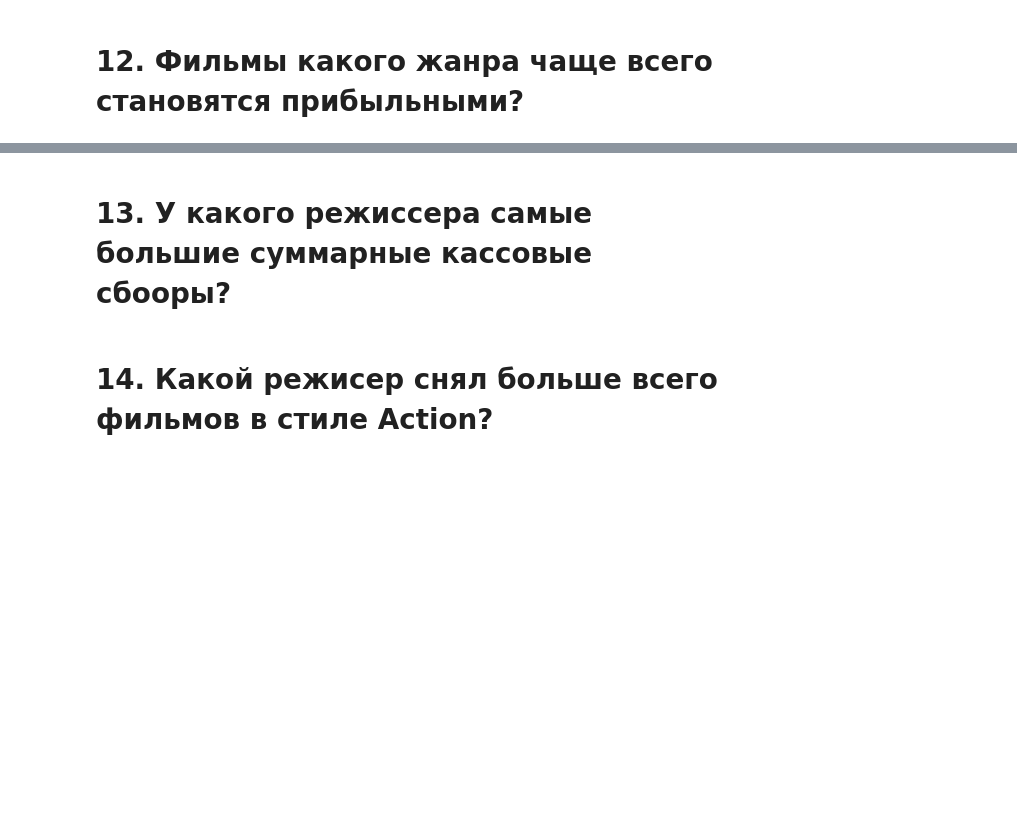
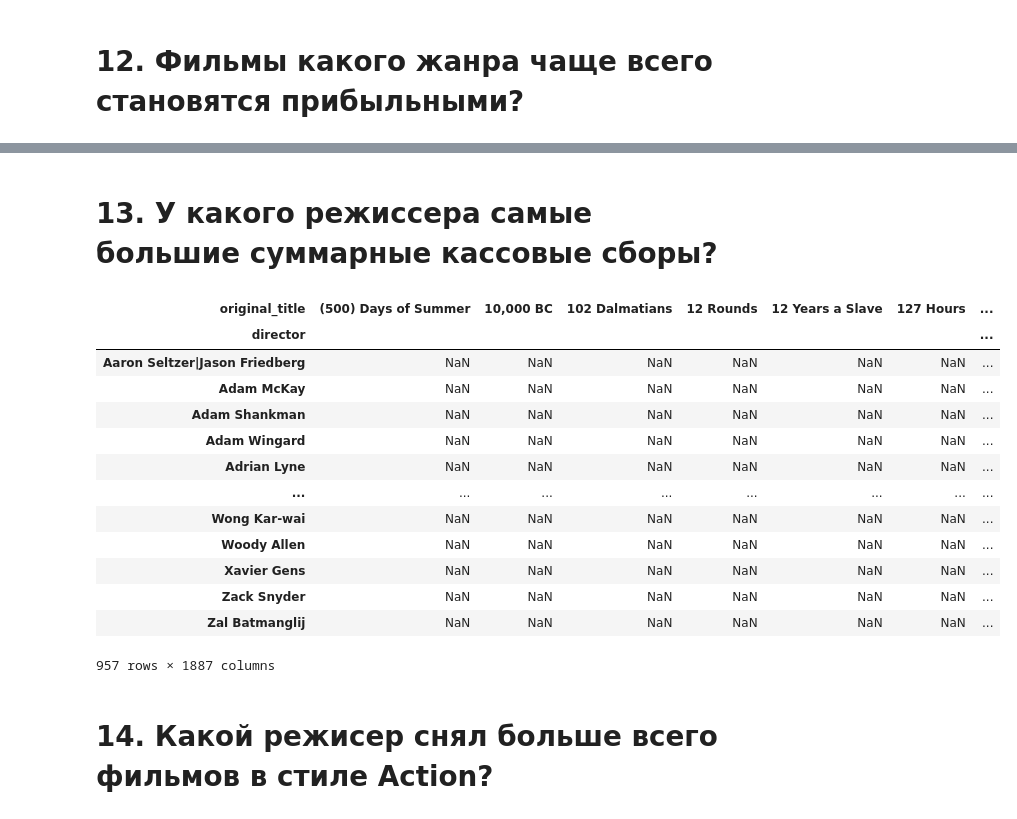
Before and after one commit to HeySlava/projects, a Jupyter notebook: module_1/Кто хочет быть миллионером.ipynb, the cells around one changed output, grey strips where cells are left out. Cells and saved outputs as stored; diff of their text form; code cells hidden in the pictures; blank space fills up the shorter version.

```diff
--- a/module_1/Кто хочет быть миллионером.ipynb
+++ b/module_1/Кто хочет быть миллионером.ipynb
@@ -192,5 +223,23 @@ answers
 # %% [markdown]
-# 13. У какого режиссера самые большие суммарные кассовые сбооры?
+# 13. У какого режиссера самые большие суммарные кассовые сборы?
+# %%
+table = pd.pivot_table(data, index = 'director', columns='original_title', values='revenue', aggfunc=sum)
+table
+# %% [output]
+| original_title | (500) Days of Summer | 10,000 BC | 102 Dalmatians | 12 Rounds | 12 Years a Slave | 127 Hours | ... |
+| director |  |  |  |  |  |  | ... |
+| Aaron Seltzer|Jason Friedberg | NaN | NaN | NaN | NaN | NaN | NaN | ... |
+| Adam McKay | NaN | NaN | NaN | NaN | NaN | NaN | ... |
+| Adam Shankman | NaN | NaN | NaN | NaN | NaN | NaN | ... |
+| Adam Wingard | NaN | NaN | NaN | NaN | NaN | NaN | ... |
+| Adrian Lyne | NaN | NaN | NaN | NaN | NaN | NaN | ... |
+| ... | ... | ... | ... | ... | ... | ... | ... |
+| Wong Kar-wai | NaN | NaN | NaN | NaN | NaN | NaN | ... |
+| Woody Allen | NaN | NaN | NaN | NaN | NaN | NaN | ... |
+| Xavier Gens | NaN | NaN | NaN | NaN | NaN | NaN | ... |
+| Zack Snyder | NaN | NaN | NaN | NaN | NaN | NaN | ... |
+| Zal Batmanglij | NaN | NaN | NaN | NaN | NaN | NaN | ... |
+957 rows × 1887 columns
 # %% [markdown]
 # 14. Какой режисер снял больше всего фильмов в стиле Action?
 # %% [markdown]
```
Also changed, not shown: parts of 11 cells of this notebook, 1 other file.
